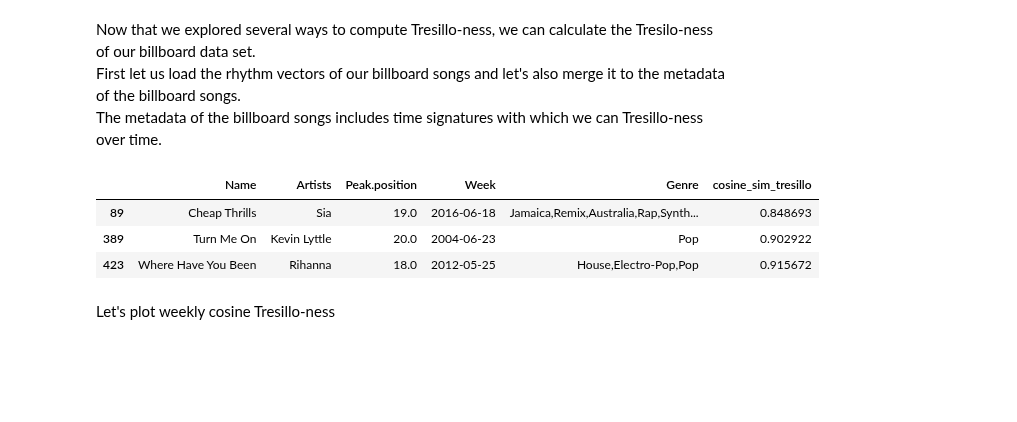
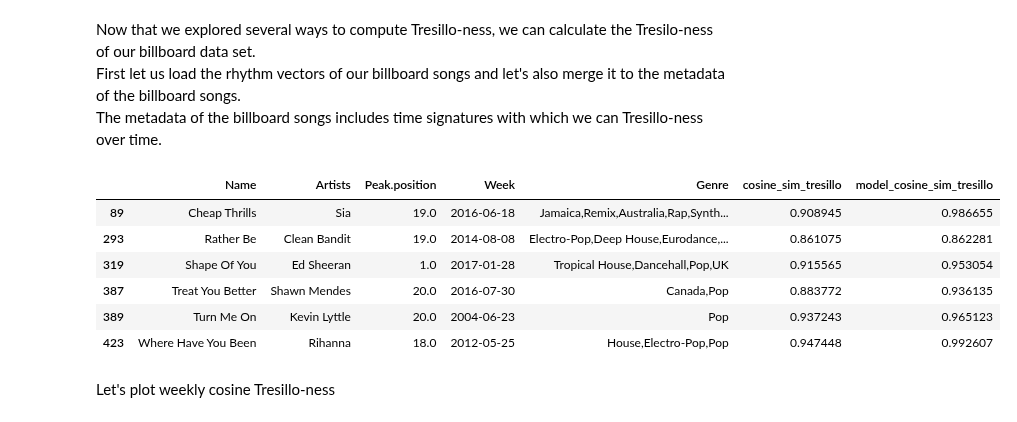
Before and after one commit to pushkarjajoria/Tresillo, a Jupyter notebook: src/milestone_3_sugessted_structure.ipynb, the cells around one changed output. Drawn from its saved outputs; the diff is of its cells as text; code cells hidden in the pictures; blank space fills up the shorter version.

```diff
--- a/src/milestone_3_sugessted_structure.ipynb
+++ b/src/milestone_3_sugessted_structure.ipynb
@@ -301,7 +301,7 @@ def calc_cosine_sim(rythm_vectors, tresillo_vector):
     return rythm_vectors
 
 def calc_cosine_sim_model(rythm_vectors, tresillo_vector, model):
-    rythm_vectors['cosine_sim_tresillo'] = model.similarity(rythm_vectors.to_numpy()[:,:16],tresillo_vector).cpu().detach().numpy()
+    rythm_vectors['model_cosine_sim_tresillo'] = model.similarity(rythm_vectors.to_numpy()[:,:16],tresillo_vector).cpu().detach().numpy()
     return rythm_vectors
 
 # Collapse all voices into a single voice by taking the mean over the respective beat.
@@ -616,27 +616,31 @@ The metadata of the billboard songs includes time signatures with which we can T
 # %%
 df_billboard = pd.read_csv(home_dir + 'dataset/rythm_vectors/rythm_vectors_billboard.csv')
 df_billboard_meta = pd.read_csv(home_dir + 'dataset/billboard_1999-2019_unique_top_20_selection.csv')
 
 #calculate cosine simularity
 df_billboard = collapse_normalize_vectors(df_billboard)
-df_billboard_sim = calc_cosine_sim(df_billboard, vector_vanilla_tresillo, model)
+df_billboard_sim = calc_cosine_sim(df_billboard, vector_vanilla_tresillo)
+df_billboard_sim = calc_cosine_sim_model(df_billboard, vector_vanilla_tresillo, model)
 
 #prepare for merge with meta data
 df_billboard_sim['song_artist'] = df_billboard_sim.index
 df_billboard_sim['song'] = df_billboard_sim.song_artist.apply(lambda x: x.split('_')[0])
 df_billboard_sim['artist'] = df_billboard_sim.song_artist.apply(lambda x: x.split('_')[1][:-1])
 df_billboard_sim = df_billboard_sim.drop(['song_artist'], axis=1)
 
 #merge data frames
 df_billboard_merged = df_billboard_sim.merge(df_billboard_meta, left_on=['song','artist'], right_on=['Name', 'Artists'], how='left')
-df_billboard_reduced = df_billboard_merged[['Name', 'Artists', 'Peak.position', 'Week', 'Genre', 'cosine_sim_tresillo']]
+df_billboard_reduced = df_billboard_merged[['Name', 'Artists', 'Peak.position', 'Week', 'Genre', 'cosine_sim_tresillo', 'model_cosine_sim_tresillo']]
 #let's look at some songs with very high tresillo-ness
-df_billboard_reduced[df_billboard_reduced['cosine_sim_tresillo']>0.80]
+df_billboard_reduced[df_billboard_reduced['cosine_sim_tresillo']>0.85]
 # %% [output]
-|  | Name | Artists | Peak.position | Week | Genre | cosine_sim_tresillo |
-| 89 | Cheap Thrills | Sia | 19.0 | 2016-06-18 | Jamaica,Remix,Australia,Rap,Synth... | 0.848693 |
-| 389 | Turn Me On | Kevin Lyttle | 20.0 | 2004-06-23 | Pop | 0.902922 |
-| 423 | Where Have You Been | Rihanna | 18.0 | 2012-05-25 | House,Electro-Pop,Pop | 0.915672 |
+|  | Name | Artists | Peak.position | Week | Genre | cosine_sim_tresillo | model_cosine_sim_tresillo |
+| 89 | Cheap Thrills | Sia | 19.0 | 2016-06-18 | Jamaica,Remix,Australia,Rap,Synth... | 0.908945 | 0.986655 |
+| 293 | Rather Be | Clean Bandit | 19.0 | 2014-08-08 | Electro-Pop,Deep House,Eurodance,... | 0.861075 | 0.862281 |
+| 319 | Shape Of You | Ed Sheeran | 1.0 | 2017-01-28 | Tropical House,Dancehall,Pop,UK | 0.915565 | 0.953054 |
+| 387 | Treat You Better | Shawn Mendes | 20.0 | 2016-07-30 | Canada,Pop | 0.883772 | 0.936135 |
+| 389 | Turn Me On | Kevin Lyttle | 20.0 | 2004-06-23 | Pop | 0.937243 | 0.965123 |
+| 423 | Where Have You Been | Rihanna | 18.0 | 2012-05-25 | House,Electro-Pop,Pop | 0.947448 | 0.992607 |
 # %% [markdown]
 Let's plot weekly cosine Tresillo-ness
 # %%
```
Also changed, not shown: parts of 12 cells of this notebook, 2 other files.
